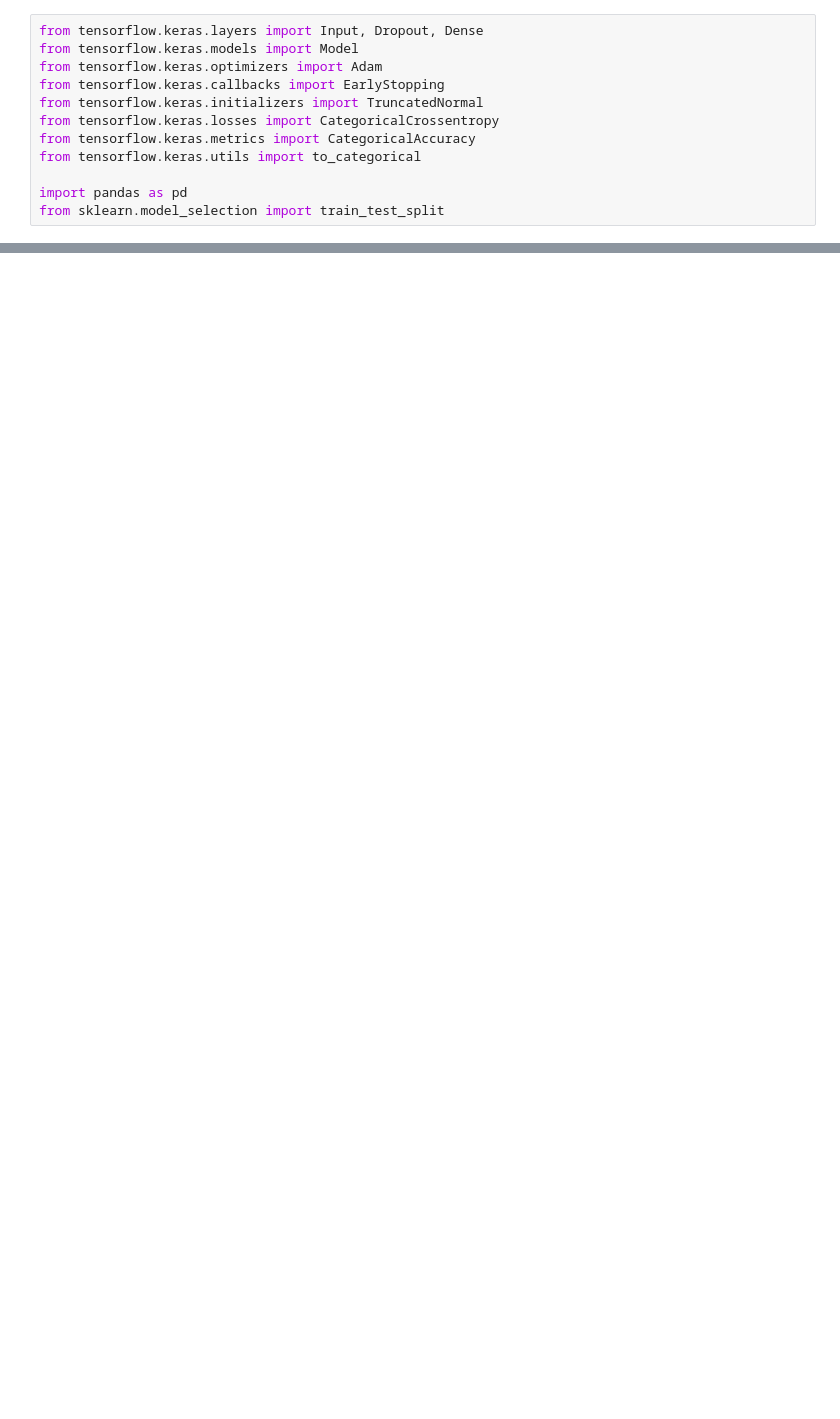
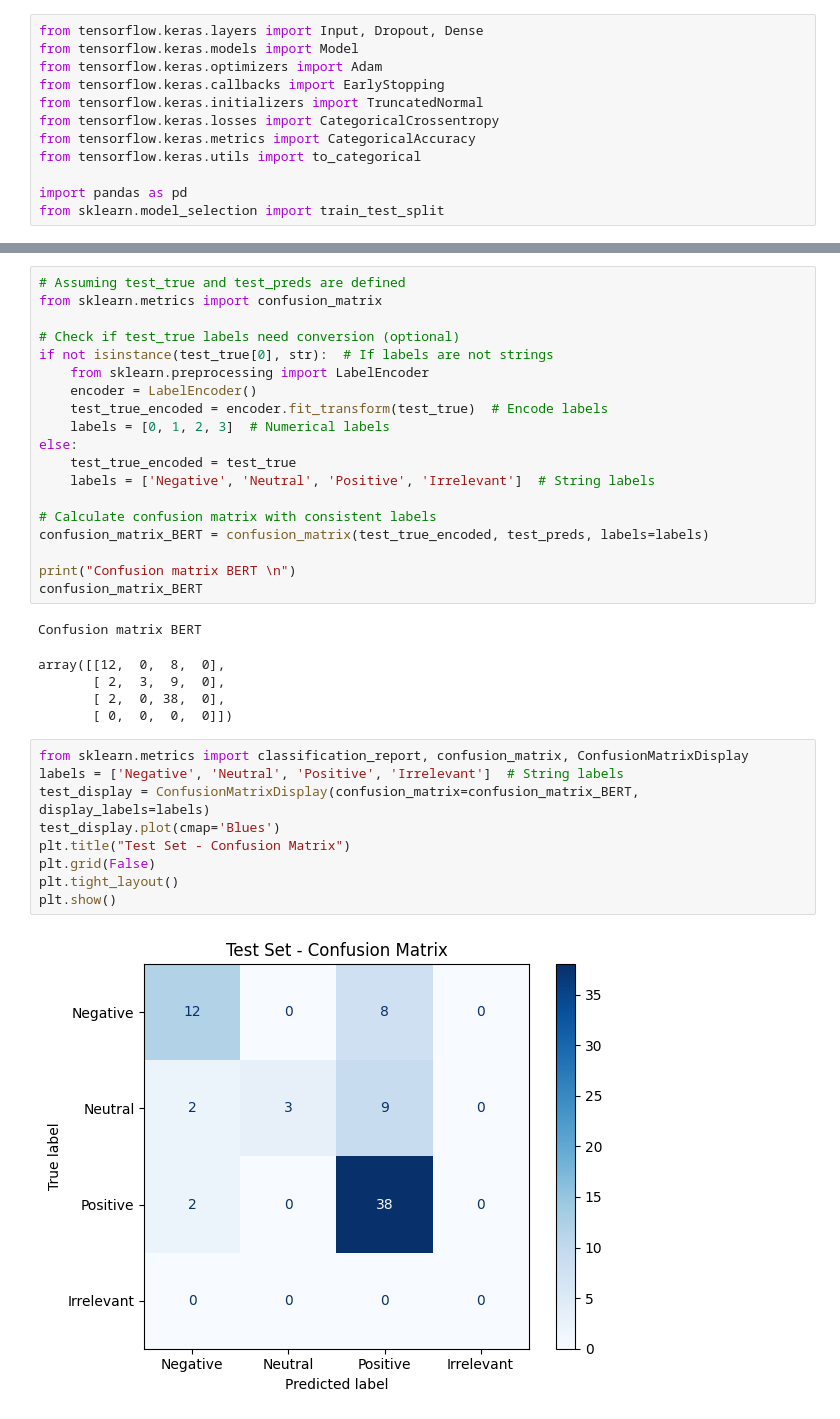
Before and after one commit to PRaliphada/ExpectedLoss, a Jupyter notebook: Research_Project.ipynb, the cells around one changed output, grey strips where cells are left out. Drawn from its saved outputs; the diff is of its cells as text; blank space fills up the shorter version.

```diff
--- a/Research_Project.ipynb
+++ b/Research_Project.ipynb
@@ -607,0 +482,36 @@ NameError: name 'classification_report' is not defined
+# %%
+# Assuming test_true and test_preds are defined
+from sklearn.metrics import confusion_matrix
+
+# Check if test_true labels need conversion (optional)
+if not isinstance(test_true[0], str):  # If labels are not strings
+    from sklearn.preprocessing import LabelEncoder
+    encoder = LabelEncoder()
+    test_true_encoded = encoder.fit_transform(test_true)  # Encode labels
+    labels = [0, 1, 2, 3]  # Numerical labels
+else:
+    test_true_encoded = test_true
+    labels = ['Negative', 'Neutral', 'Positive', 'Irrelevant']  # String labels
+
+# Calculate confusion matrix with consistent labels
+confusion_matrix_BERT = confusion_matrix(test_true_encoded, test_preds, labels=labels)
+
+print("Confusion matrix BERT \n")
+confusion_matrix_BERT
+# %% [output]
+Confusion matrix BERT
+array([[12,  0,  8,  0],
+       [ 2,  3,  9,  0],
+       [ 2,  0, 38,  0],
+       [ 0,  0,  0,  0]])
+# %%
+from sklearn.metrics import classification_report, confusion_matrix, ConfusionMatrixDisplay
+labels = ['Negative', 'Neutral', 'Positive', 'Irrelevant']  # String labels
+test_display = ConfusionMatrixDisplay(confusion_matrix=confusion_matrix_BERT, display_labels=labels)
+test_display.plot(cmap='Blues')
+plt.title("Test Set - Confusion Matrix")
+plt.grid(False)
+plt.tight_layout()
+plt.show()
+# %% [output]
+[figure, added]
```
Also changed, not shown: parts of 5 cells of this notebook.
